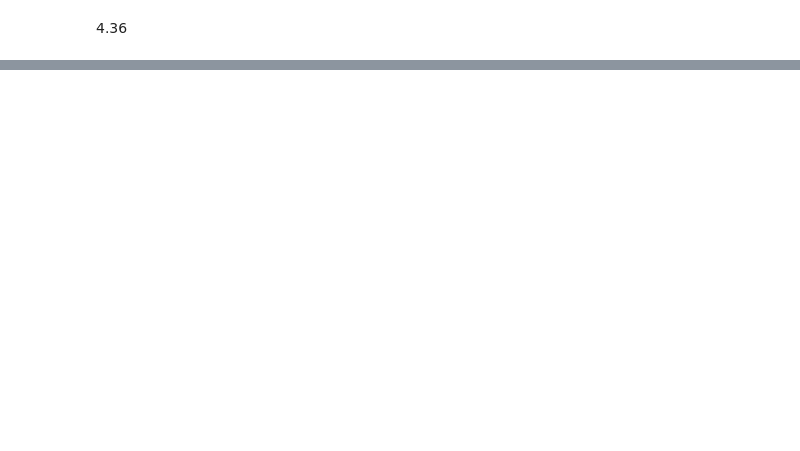
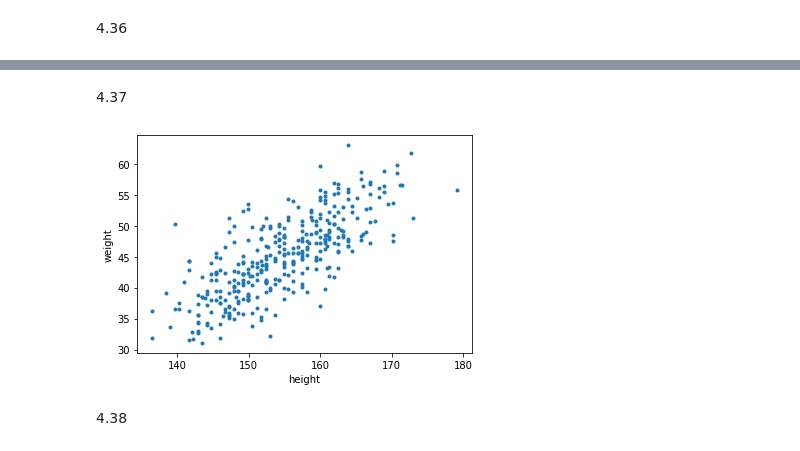
Before and after one commit to steed360/Data-Analysis, a Jupyter notebook: b Statistical Rethinking/Chapter_4_fromScratch.ipynb, the cells around one changed output, grey strips where cells are left out. Saved outputs shown, nothing was run; the diff lists cells and outputs as text; code cells hidden in the pictures; blank space fills up the shorter version.

```diff
--- a/b Statistical Rethinking/Chapter_4_fromScratch.ipynb
+++ b/b Statistical Rethinking/Chapter_4_fromScratch.ipynb
@@ -503,3 +503,13 @@ dtype: float64
 # %%
 # ???
 #stats.multivariate_normal.rvs(mean=trace_df.mean(), cov=trace_df.cov(), size=2)
+# %% [markdown]
+4.37
+# %%
+plt.plot(d2.height, d2.weight, ".")
+plt.xlabel("height")
+plt.ylabel("weight");
+# %% [output]
+[figure, added]
+# %% [markdown]
+4.38
```
Also changed, not shown: parts of 54 cells of this notebook.
